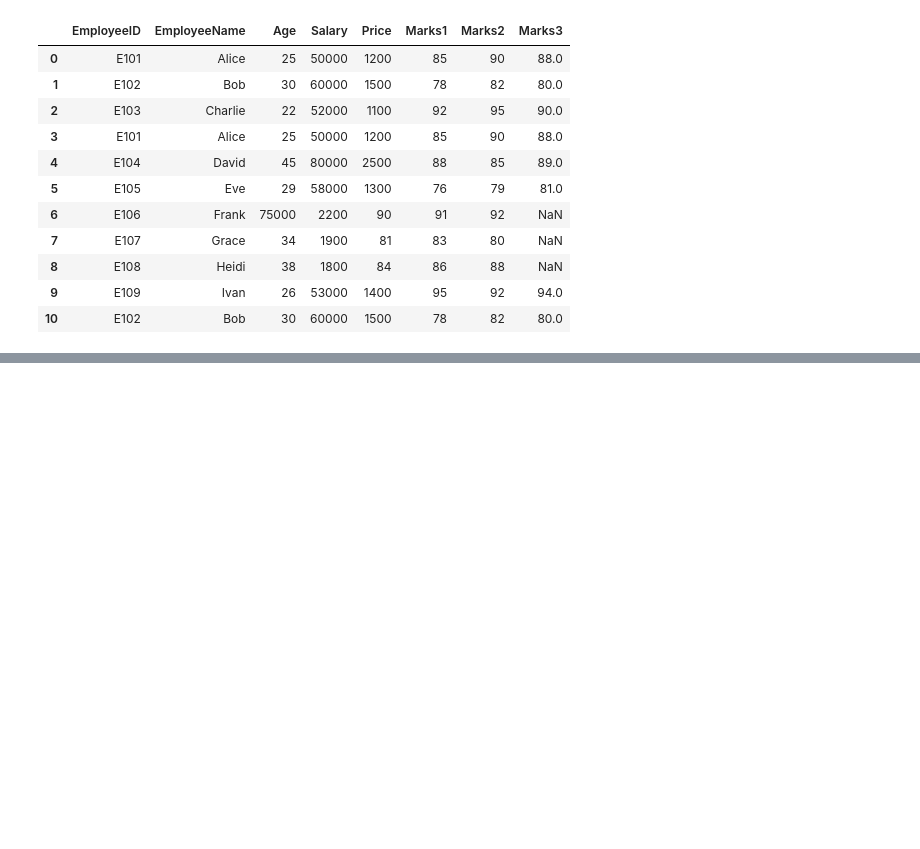
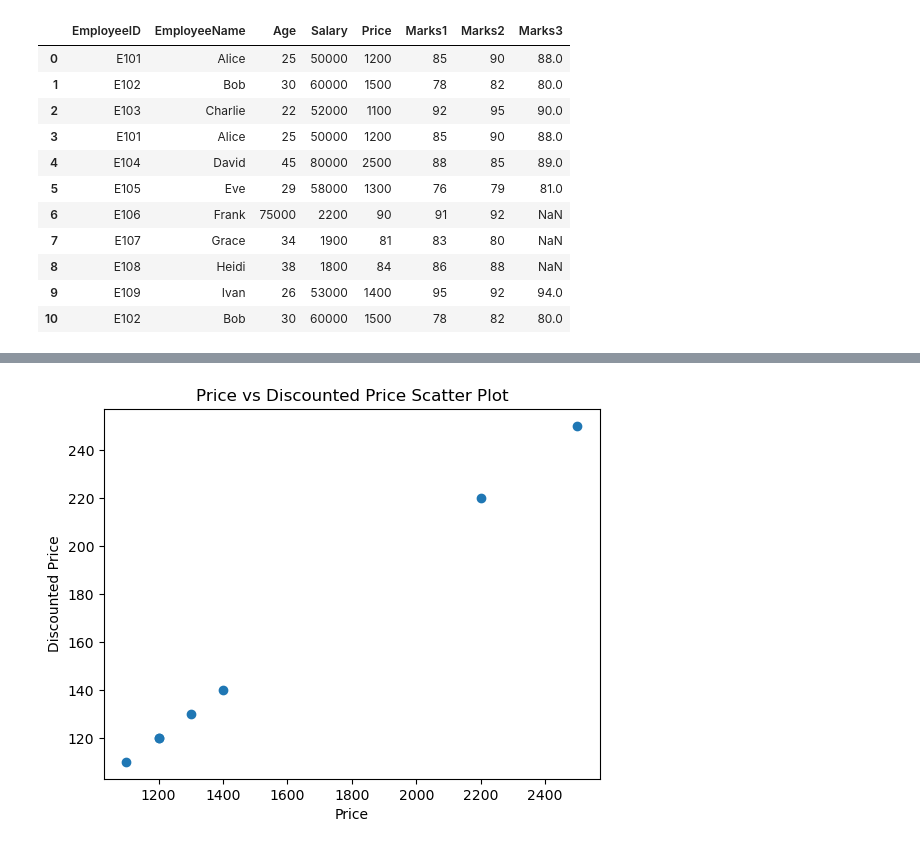
Before and after one commit to shoyebreza/ML, a Jupyter notebook: practiceday15.5.ipynb, the cells around one changed output, grey strips where cells are left out. Cells and saved outputs as stored; diff of their text form; code cells hidden in the pictures; blank space fills up the shorter version.

```diff
--- a/practiceday15.5.ipynb
+++ b/practiceday15.5.ipynb
@@ -21,0 +152,8 @@ df
+# %%
+plt.scatter(df['Price'], df['discount_price'])
+plt.xlabel('Price')
+plt.ylabel('Discounted Price')
+plt.title('Price vs Discounted Price Scatter Plot')
+plt.show()
+# %% [output]
+[figure, added]
```
Also changed, not shown: parts of 13 cells of this notebook.
